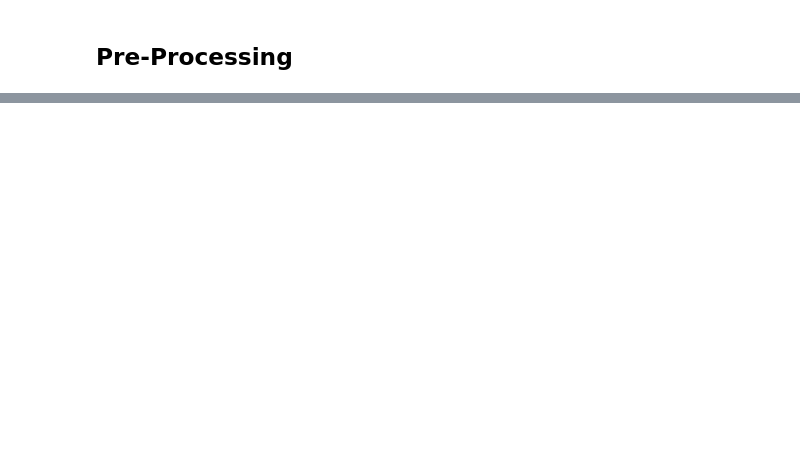
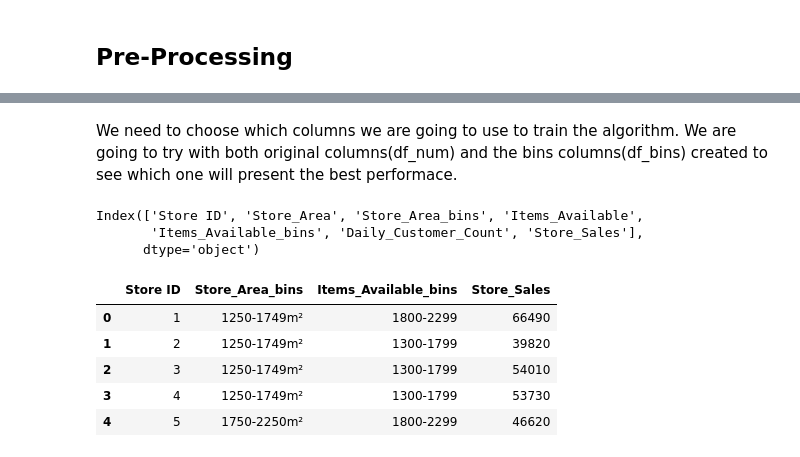
Before and after one commit to rafajovelho/Projeto1-Supermarket-Branches-Sales, a Jupyter notebook: SuperMarket_Project.ipynb, the cells around one changed output, grey strips where cells are left out. Drawn from its saved outputs; the diff is of its cells as text; code cells hidden in the pictures; blank space fills up the shorter version.

```diff
--- a/SuperMarket_Project.ipynb
+++ b/SuperMarket_Project.ipynb
@@ -419,3 +421,25 @@ df_eng.head()
 | 2 | 3 | 1340 | 1250-1749m² | 1609 | 1300-1799 | 720 | ... |
 | 3 | 4 | 1451 | 1250-1749m² | 1748 | 1300-1799 | 620 | ... |
 | 4 | 5 | 1770 | 1750-2250m² | 2111 | 1800-2299 | 450 | ... |
+# %% [markdown]
+We need to choose which columns we are going to use to train the algorithm. We are going to try with both original columns(df_num) and the bins columns(df_bins) created to see which one will present the best performace.
+# %%
+df_bins = df_eng.copy()
+# %%
+df_bins.columns
+# %% [output]
+Index(['Store ID', 'Store_Area', 'Store_Area_bins', 'Items_Available',
+       'Items_Available_bins', 'Daily_Customer_Count', 'Store_Sales'],
+      dtype='object')
+# %%
+# The column 'Daily_Customer_Count' will be taken out as well because of its correlation with the target variable
+df_bins.drop(['Store_Area', 'Items_Available', 'Daily_Customer_Count'], axis = 1, inplace = True)
+# %%
+df_bins.head()
+# %% [output]
+|  | Store ID | Store_Area_bins | Items_Available_bins | Store_Sales |
+| 0 | 1 | 1250-1749m² | 1800-2299 | 66490 |
+| 1 | 2 | 1250-1749m² | 1300-1799 | 39820 |
+| 2 | 3 | 1250-1749m² | 1300-1799 | 54010 |
+| 3 | 4 | 1250-1749m² | 1300-1799 | 53730 |
+| 4 | 5 | 1750-2250m² | 1800-2299 | 46620 |
```
Also changed, not shown: parts of 34 cells of this notebook.
